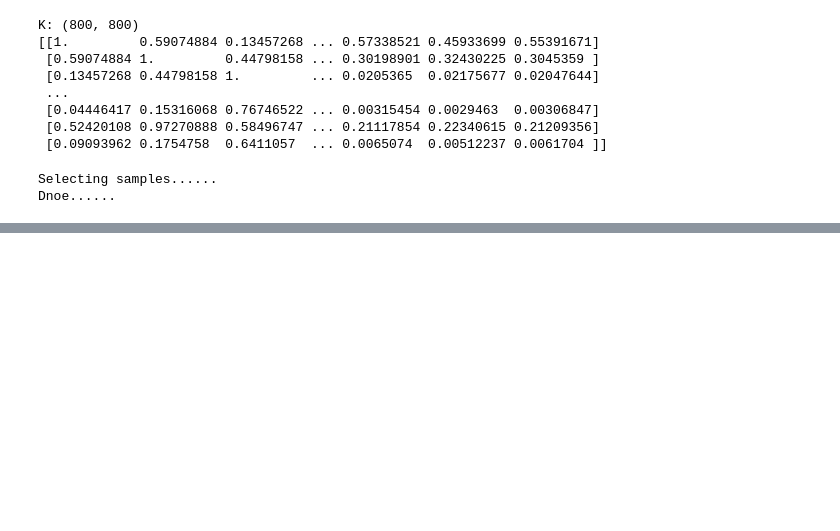
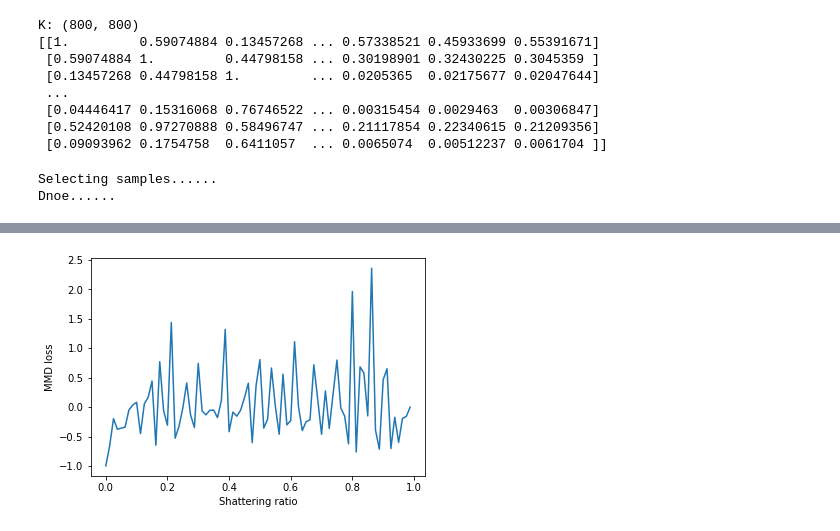
Before and after one commit to carmelocs/Shattering-Distribution-for-Active-Learning, a Jupyter notebook: python/mmd.ipynb, the cells around one changed output, grey strips where cells are left out. Drawn from its saved outputs; the diff is of its cells as text; code cells hidden in the pictures; blank space fills up the shorter version.

```diff
--- a/python/mmd.ipynb
+++ b/python/mmd.ipynb
@@ -195 +187,8 @@ plt.show()
+# %%
+plt.plot(shattering_ratio, torch.tensor(output))
+plt.xlabel('Shattering ratio')
+plt.ylabel('MMD loss')
+plt.show()
+# %% [output]
+[figure, added]
 # %%
```
Also changed, not shown: parts of 12 cells of this notebook, 2 other files.
